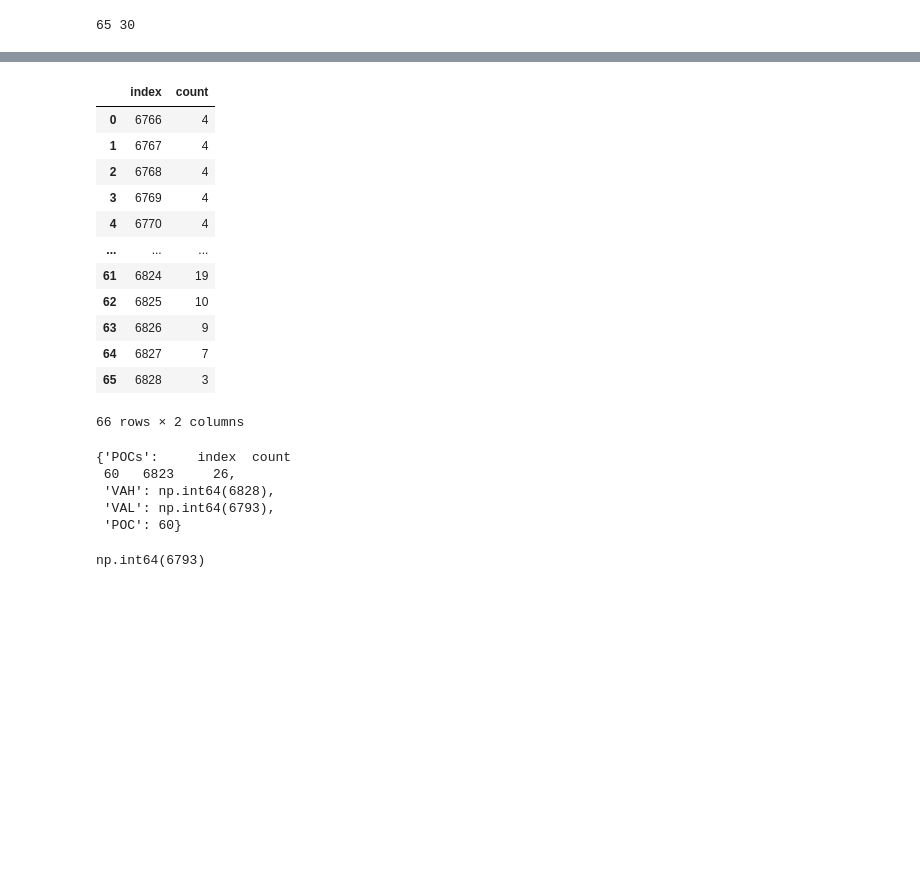
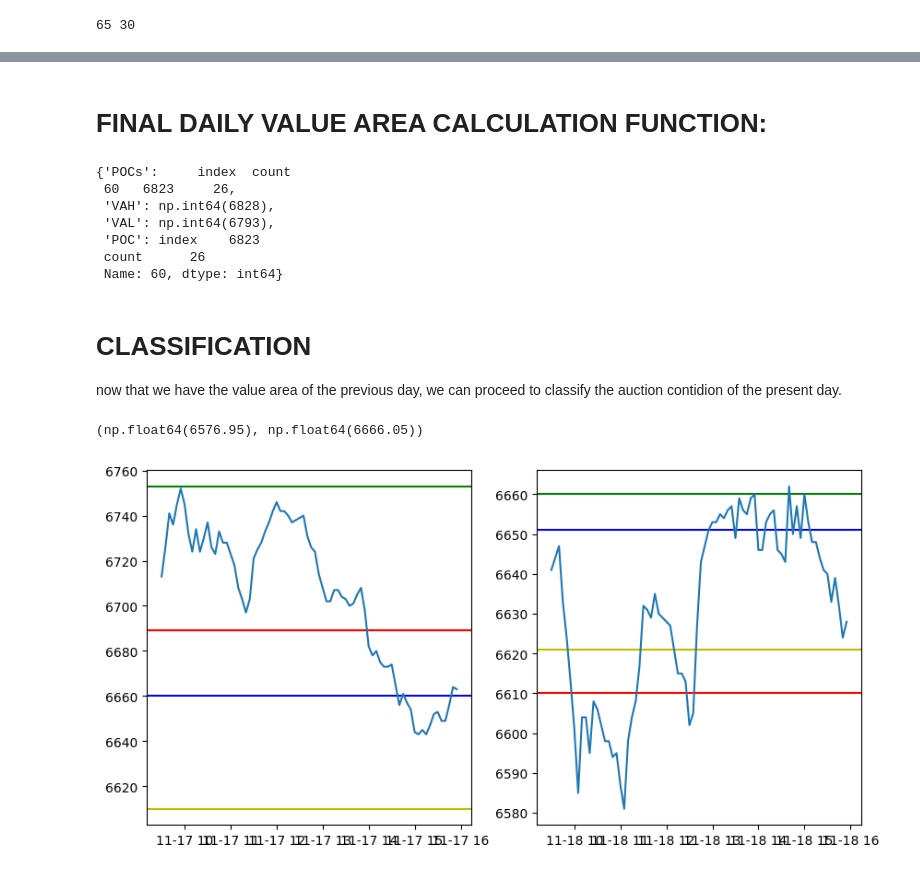
Before and after one commit to honua-dmg/Market_Filtering, a Jupyter notebook: AMT.ipynb, the cells around one changed output, grey strips where cells are left out. Saved outputs shown, nothing was run; the diff lists cells and outputs as text; code cells hidden in the pictures; blank space fills up the shorter version.

Commit message:
graph AMT value area nodes to manually observe

```diff
--- a/AMT.ipynb
+++ b/AMT.ipynb
@@ -132,19 +126,5 @@ ax.scatter([VAL,VAH],count['count'].loc[[VAL,VAH]],color='red')
-# %%
-count.reset_index()
-# %% [output]
-|  | index | count |
-| 0 | 6766 | 4 |
-| 1 | 6767 | 4 |
-| 2 | 6768 | 4 |
-| 3 | 6769 | 4 |
-| 4 | 6770 | 4 |
-| ... | ... | ... |
-| 61 | 6824 | 19 |
-| 62 | 6825 | 10 |
-| 63 | 6826 | 9 |
-| 64 | 6827 | 7 |
-| 65 | 6828 | 3 |
-66 rows × 2 columns
+# %% [markdown]
+# FINAL DAILY VALUE AREA CALCULATION FUNCTION:
 # %%
 
 def getValueArea(df:pd.DataFrame):
@@ -213,7 +193,7 @@ def getValueArea(df:pd.DataFrame):
             output['VAL'] = count.iloc[tempVAL]['index']
             VAH = tempVAH
             VAL = tempVAL
-            output['POC'] = poc
+            output['POC'] = count.iloc[poc]
     return output
 getValueArea(df)
 # %% [output]
@@ -221,8 +201,39 @@ getValueArea(df)
  60   6823     26,
  'VAH': np.int64(6828),
  'VAL': np.int64(6793),
- 'POC': 60}
+ 'POC': index    6823
+ count      26
+ Name: 60, dtype: int64}
-# %%
-count.iloc[30]['index']
-# %% [output]
-np.int64(6793)
+# %% [markdown]
+# CLASSIFICATION
+
+now that we have the value area of the previous day, we can proceed to classify the auction contidion of the present day.
+# %%
+day = 9
+prev_day = data.iloc[(day-1)*78:day*78].drop(columns=['Volume','Dividends','Stock Splits']).astype(int)
+current_day = data.iloc[day*78:(day+1)*78].drop(columns=['Volume','Dividends','Stock Splits']).astype(int)
+valueArea_params = getValueArea(prev_day)
+valueArea_params_curr = getValueArea(current_day)
+fig,ax = plt.subplots(1,2,figsize=(10,5))
+
+ax[0].axhline(y=valueArea_params['VAH'], color='g')
+ax[0].axhline(y=valueArea_params['VAL'], color='r')
+ax[0].axhline(y=valueArea_params_curr['VAH'], color='b')
+ax[0].axhline(y=valueArea_params_curr['VAL'], color='y')
+ax[0].plot(prev_day['Open'])
+
+next_day = data.iloc[(day+1)*78:(day+2)*78].drop(columns=['Volume','Dividends','Stock Splits']).astype(int)
+
+valueArea_params_next = getValueArea(next_day)
+
+
+ax[1].axhline(y=valueArea_params_curr['VAH'], color='g')
+ax[1].axhline(y=valueArea_params_curr['VAL'], color='r')
+ax[1].axhline(y=valueArea_params_next['VAH'], color='b')
+ax[1].axhline(y=valueArea_params_next['VAL'], color='y')
+ax[1].plot(current_day['Open'])
+print(plt.ylim())
+plt.show()
+# %% [output]
+(np.float64(6576.95), np.float64(6666.05))
+[figure, added]
```
Also changed, not shown: parts of 5 cells of this notebook.
